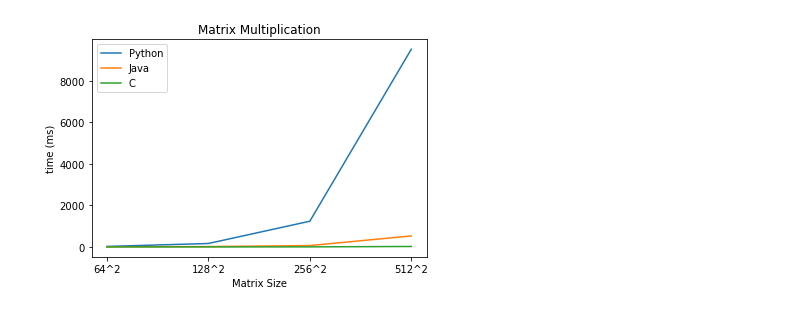
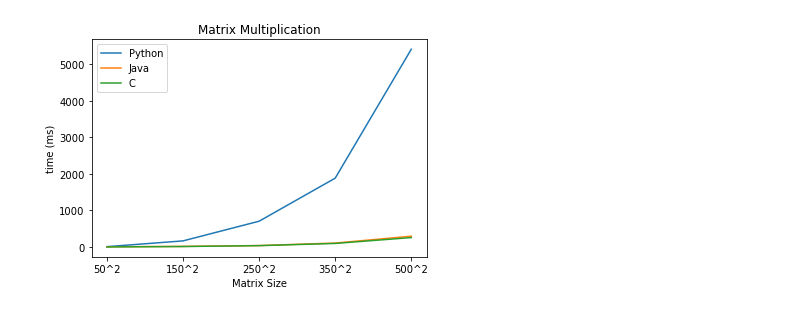
Before and after one commit to lilith0001/runtime, a Jupyter notebook: main.ipynb, the cells around one changed output. Cells and saved outputs as stored; diff of their text form; code cells hidden in the pictures.

Commit message:
graphs

```diff
--- a/main.ipynb
+++ b/main.ipynb
@@ -94,23 +93,29 @@ def matrixmult(size, unit): # each program returns time in µs
 # %%
 def graph_matrix_mult():
 	unit='ms'
-	matrix_mult = {'64^2' :matrixmult(size='64', unit=unit),
-				   '128^2':matrixmult(size='128',unit=unit),
-				   '256^2':matrixmult(size='256',unit=unit),
-				   '512^2':matrixmult(size='512',unit=unit)}
+	matrix_mult = {'50^2' :matrixmult(size='50', unit=unit),
+				   #'100^2':matrixmult(size='100',unit=unit),
+				   '150^2':matrixmult(size='150',unit=unit),
+				   #'200^2':matrixmult(size='200',unit=unit),
+				   '250^2':matrixmult(size='250',unit=unit),
+				   #'300^2':matrixmult(size='300',unit=unit),
+				   '350^2':matrixmult(size='350',unit=unit),
+				   #'400^2':matrixmult(size='400',unit=unit),
+				   #'450^2':matrixmult(size='450',unit=unit),
+				   '500^2':matrixmult(size='500',unit=unit)}
 	c, py, java = list(), list(), list()
 	for value in matrix_mult.values():
 		c.append(value['C'])
 		py.append(value['Python'])
 		java.append(value['Java'])
 	plt.title('Matrix Multiplication')
 	plt.ylabel(f'time ({unit})')
 	plt.xlabel(f'Matrix Size')
 	plt.plot(matrix_mult.keys(), py, label='Python')
 	plt.plot(matrix_mult.keys(), java, label='Java')
 	plt.plot(matrix_mult.keys(), c, label='C')
 	plt.legend()
 	plt.show()
 graph_matrix_mult()
 # %% [output]
-[figure, old version]
+[figure, new version]
```
Also changed, not shown: parts of 4 cells of this notebook, 18 other files.
